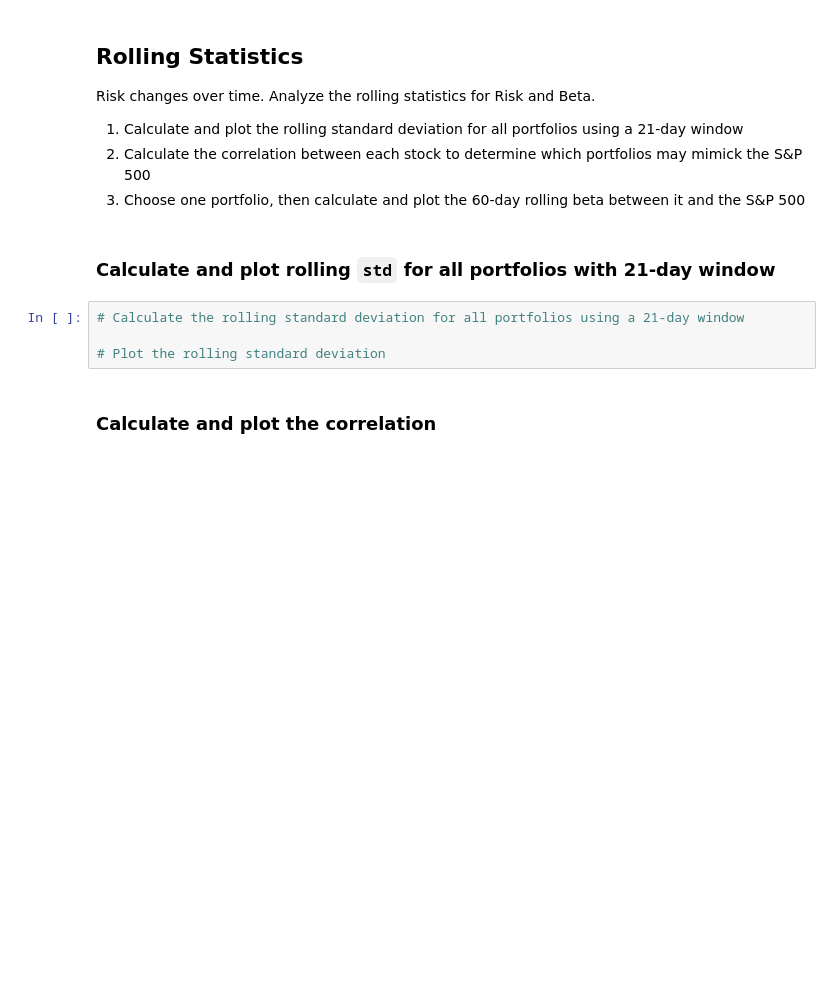
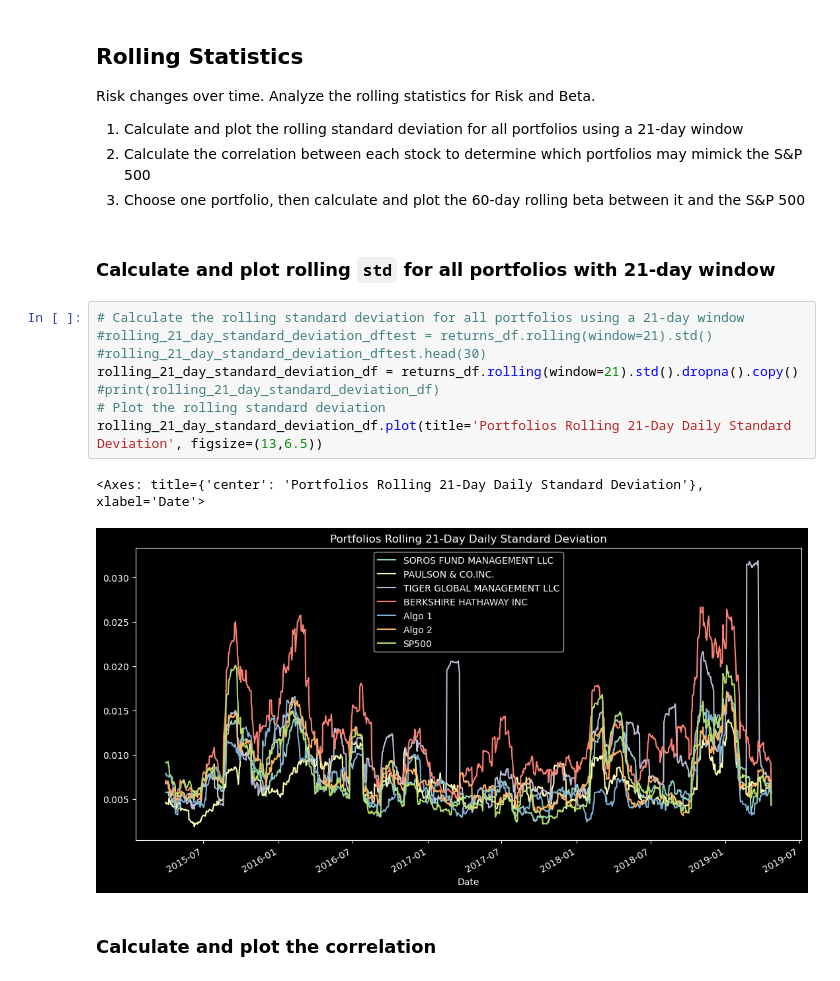
Before and after one commit to boz-tcm/pandas-challenge, a Jupyter notebook: whale_analysis.ipynb, the cells around one changed output. Saved outputs shown, nothing was run; the diff lists cells and outputs as text; blank space fills up the shorter version.

```diff
--- a/whale_analysis.ipynb
+++ b/whale_analysis.ipynb
@@ -358,8 +486,15 @@ Risk changes over time. Analyze the rolling statistics for Risk and Beta.
 ### Calculate and plot rolling `std` for all portfolios with 21-day window
 # %%
 # Calculate the rolling standard deviation for all portfolios using a 21-day window
-
+#rolling_21_day_standard_deviation_dftest = returns_df.rolling(window=21).std()
+#rolling_21_day_standard_deviation_dftest.head(30)
+rolling_21_day_standard_deviation_df = returns_df.rolling(window=21).std().dropna().copy()
+#print(rolling_21_day_standard_deviation_df)
 # Plot the rolling standard deviation
+rolling_21_day_standard_deviation_df.plot(title='Portfolios Rolling 21-Day Daily Standard Deviation', figsize=(13,6.5))
+# %% [output]
+<Axes: title={'center': 'Portfolios Rolling 21-Day Daily Standard Deviation'}, xlabel='Date'>
+[figure, added]
 # %% [markdown]
 ### Calculate and plot the correlation
 # %%
```
Also changed, not shown: parts of 21 cells of this notebook, 2 other files.
